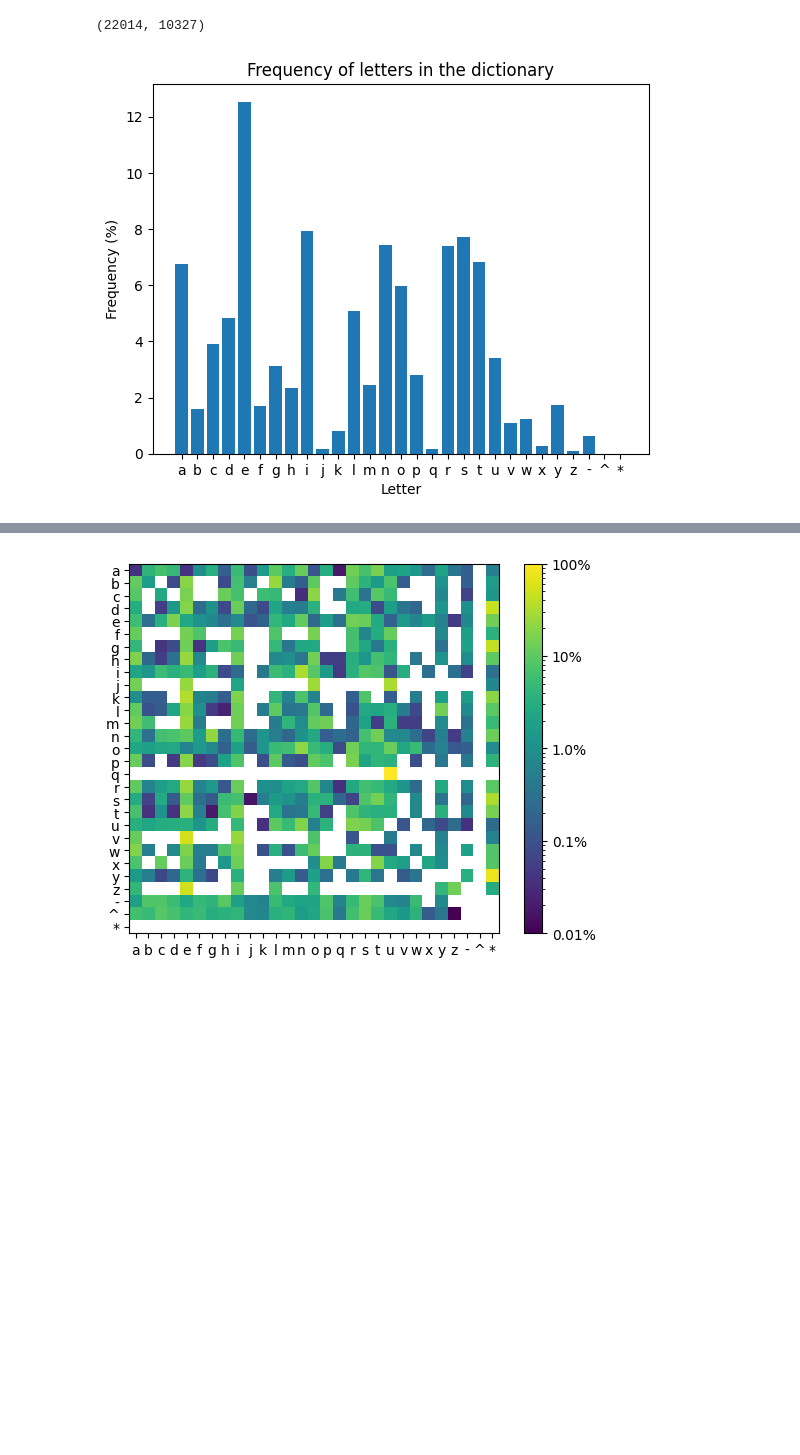
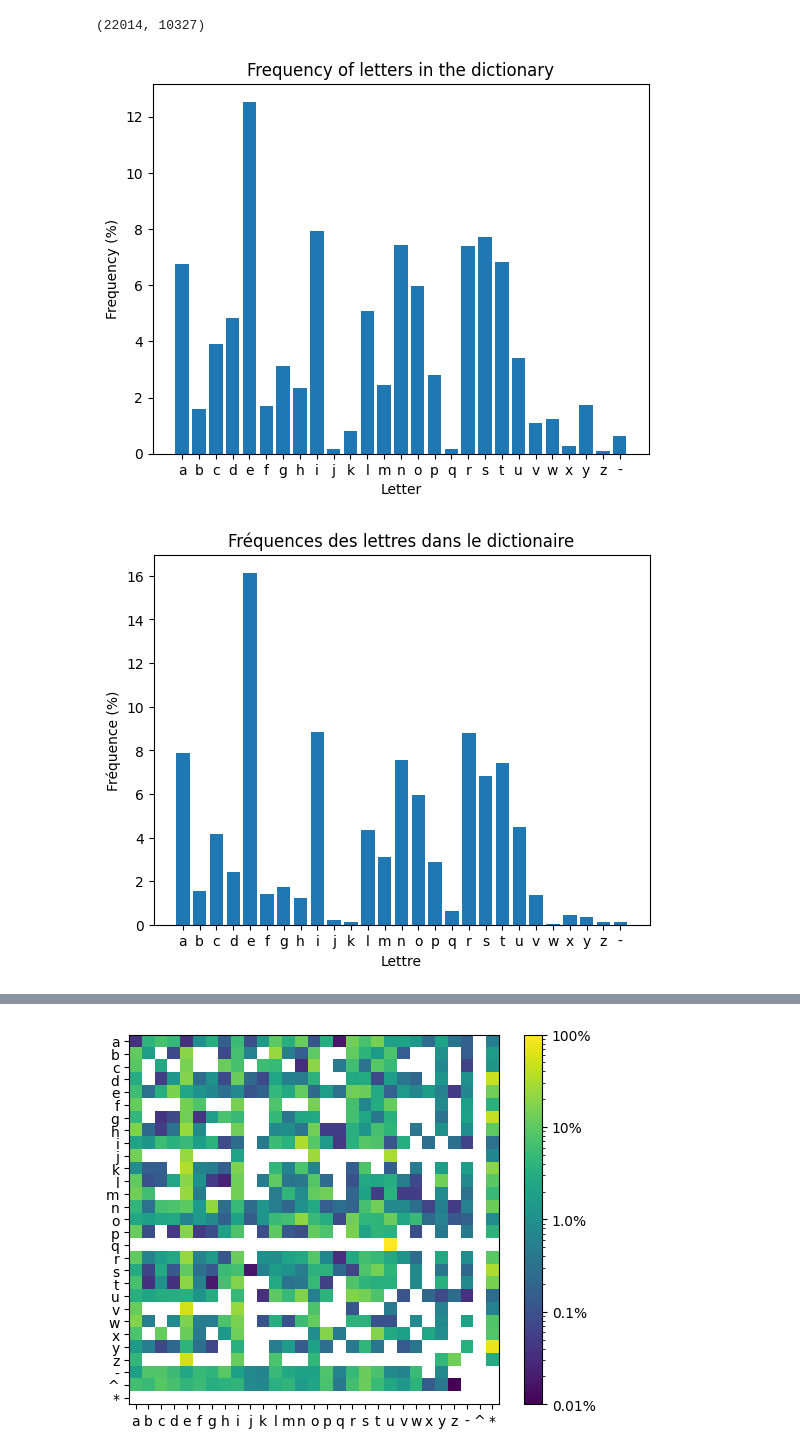
Before and after one commit to pauldubois98/GenerativeAI, a Jupyter notebook: predictNextLetter.ipynb, the cells around one changed output, grey strips where cells are left out. Drawn from its saved outputs; the diff is of its cells as text; code cells hidden in the pictures; blank space fills up the shorter version.

Commit message:
exported stats plots (english + french)

```diff
--- a/predictNextLetter.ipynb
+++ b/predictNextLetter.ipynb
@@ -96,6 +96,12 @@ WORDS_LIST = []
 with open(DICTIONARY_FILE, 'r', encoding='UTF8') as f:
     for line in f.readlines():
         WORDS_LIST.append('^'+line.strip()+'*')
+
+FICHIER_DICTIONAIRE = 'data/mots.txt'
+LISTE_MOTS = []
+with open(FICHIER_DICTIONAIRE, 'r', encoding='UTF8') as f:
+    for line in f.readlines():
+        LISTE_MOTS.append('^'+line.strip()+'*')
 # %%
 letters_usage = np.zeros(N)
 words_lengths = np.zeros(30)
@@ -104,14 +110,32 @@ for word in WORDS_LIST:
     for ch in word:
         if ch != '^' and ch != '*':
             letters_usage[ALPHABET.index(ch)] += 1
-    words_lengths[len(word)] += 1
+    words_lengths[len(word)-2] += 1
+
+utilisation_lettres = np.zeros(N)
+longueurs_mots = np.zeros(30)
+for mot in LISTE_MOTS:
+    for ch in mot:
+        if ch != '^' and ch != '*':
+            utilisation_lettres[ALPHABET.index(ch)] += 1
+    longueurs_mots[len(mot)-2] += 1
 # %%
-plt.bar(range(N), 100*letters_usage/sum(letters_usage))
-plt.xticks(range(N), ALPHABET)
+plt.bar(range(N-2), 100*letters_usage[:-2]/sum(letters_usage))
+plt.xticks(range(N-2), ALPHABET[:-2])
 plt.xlabel('Letter')
 plt.ylabel('Frequency (%)')
 plt.title('Frequency of letters in the dictionary')
+plt.savefig('images/letters_frequency.png', dpi=300, bbox_inches='tight')
 plt.show()
+
+plt.bar(range(N-2), 100*utilisation_lettres[:-2]/sum(utilisation_lettres))
+plt.xticks(range(N-2), ALPHABET[:-2])
+plt.xlabel('Lettre')
+plt.ylabel('Fréquence (%)')
+plt.title('Fréquences des lettres dans le dictionaire')
+plt.savefig('images/frequence_lettres.png', dpi=300, bbox_inches='tight')
+plt.show()
 # %% [output]
-[figure, old version]
+[figure, new version]
+[figure, added]
 # %%
```
Also changed, not shown: parts of 2 cells of this notebook.
